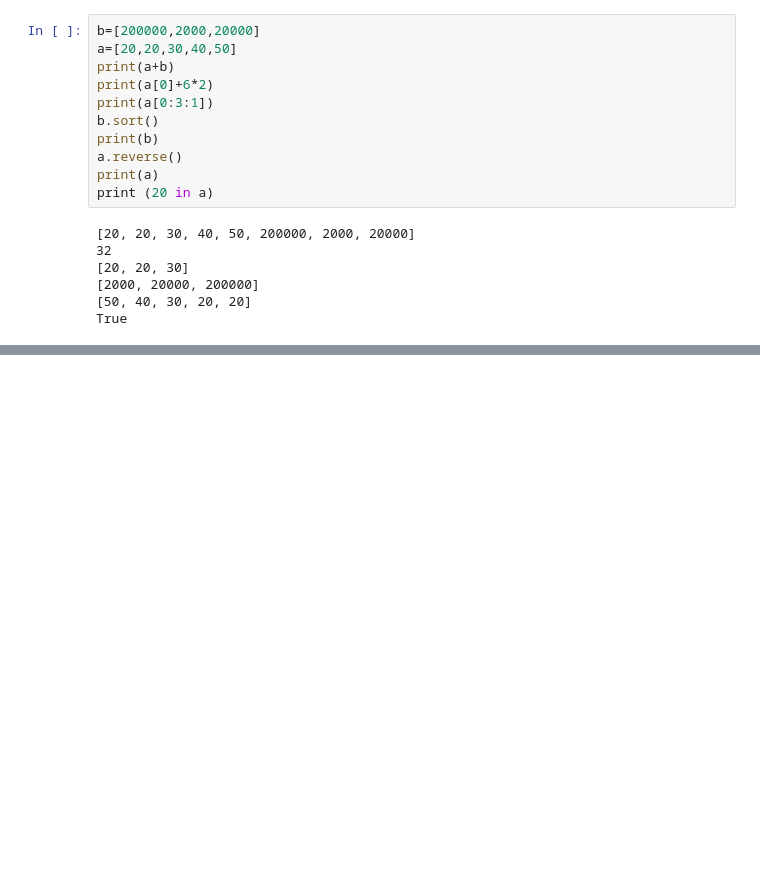
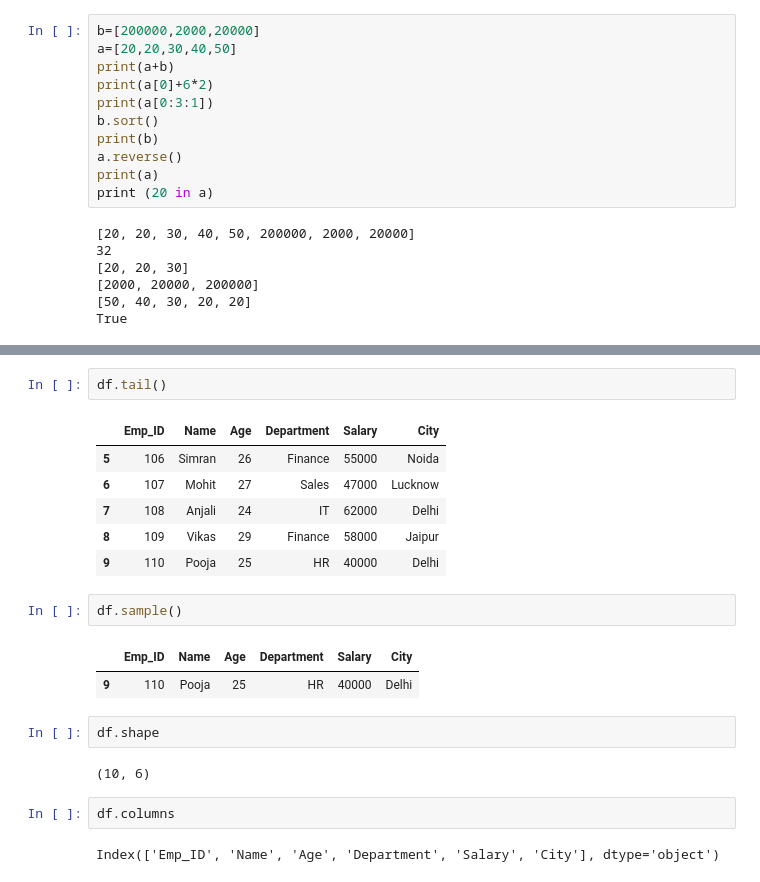
Before and after one commit to nightshadow0711-maker/summer-internship, a Jupyter notebook: python.ipynb, the cells around one changed output, grey strips where cells are left out. Drawn from its saved outputs; the diff is of its cells as text; blank space fills up the shorter version.

```diff
--- a/python.ipynb
+++ b/python.ipynb
@@ -213,0 +372,22 @@ True
+# %%
+df.tail()
+# %% [output]
+|  | Emp_ID | Name | Age | Department | Salary | City |
+| 5 | 106 | Simran | 26 | Finance | 55000 | Noida |
+| 6 | 107 | Mohit | 27 | Sales | 47000 | Lucknow |
+| 7 | 108 | Anjali | 24 | IT | 62000 | Delhi |
+| 8 | 109 | Vikas | 29 | Finance | 58000 | Jaipur |
+| 9 | 110 | Pooja | 25 | HR | 40000 | Delhi |
+# %%
+df.sample()
+# %% [output]
+|  | Emp_ID | Name | Age | Department | Salary | City |
+| 9 | 110 | Pooja | 25 | HR | 40000 | Delhi |
+# %%
+df.shape
+# %% [output]
+(10, 6)
+# %%
+df.columns
+# %% [output]
+Index(['Emp_ID', 'Name', 'Age', 'Department', 'Salary', 'City'], dtype='object')
```
Also changed, not shown: parts of 40 cells of this notebook, 5 other files.
